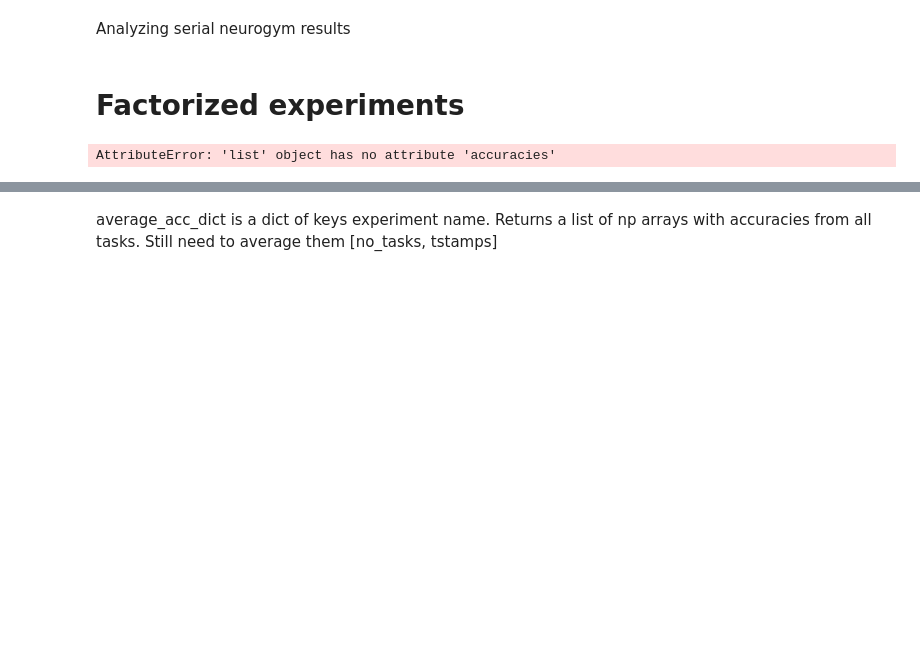
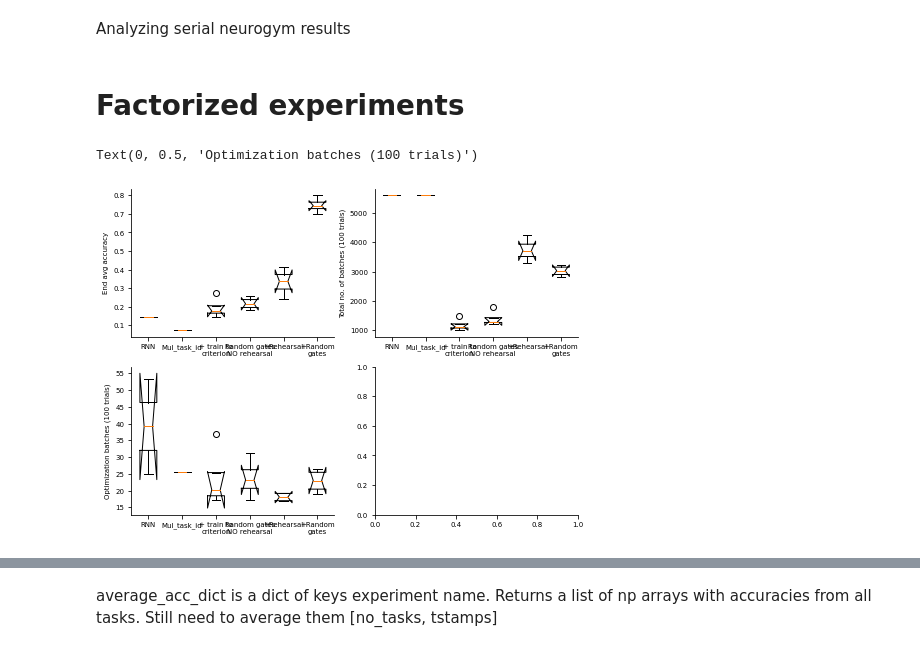
Before and after one commit to hummosa/Thalamus, a Jupyter notebook: analysis/Lab_presentation_first_part.ipynb, the cells around one changed output, grey strips where cells are left out. Cells and saved outputs as stored; diff of their text form; code cells hidden in the pictures; blank space fills up the shorter version.

```diff
--- a/analysis/Lab_presentation_first_part.ipynb
+++ b/analysis/Lab_presentation_first_part.ipynb
@@ -63,27 +70,65 @@ def get_log_files(data_folder, exp_name, file_sig='testing_log'):
 # %%
-exps = ['same_net', 'train_to_criterion', 'rehearsal','random_gates_no_rehearsal' , 'random_gates',  'correlated_gates',]# 'cognitive_observer', ]
+exps = ['same_net', 'random_gates_no_train_to_criterion', 'train_to_criterion', 'random_gates_no_rehearsal' , 'rehearsal','random_gates_mul', ]# 'cognitive_observer', ]
+last_task_idx = [14, 14, 14, 14 ,118, 118, ]# 'cognitive_observer', ]
 accuracy_dict = {}
 total_trials_dict={}
+total_optimization_trials_dict={}
 average_acc_dict = {}
-for exp_name in exps:
-    logs = get_log_files(folder_name, exp_name, file_sig='testing_log')
+for i, exp_name in enumerate(exps):
+    testing_logs, testlfiles = get_log_files(folder_name, exp_name, file_sig='testing_log')
+    training_logs, trainlfiles = get_log_files(folder_name, exp_name, file_sig='training_log')
     mean_accuracies = []
     totals = []
+    optimization_totals = []
+    optimization_totals_by_reh_len = defaultdict()
     average_acc =[]
-    for log in logs:
-        final_accuracy_average = np.mean(list(log.accuracies[-1].values()))
-        mean_accuracies.append(final_accuracy_average)
-        totals.append(log.total_batches)
+    for (testing_log, training_log) in (zip(testing_logs, training_logs)):
+            ## Get the testing log accuracies for the last trial of training. Getting complicated now there are rehearsal and optimzation trial after it
+            # print(f'i is : {i}  len {len(training_log.switch_trialxxbatch)}')
+            last_training_trial = training_log.switch_trialxxbatch[last_task_idx[i]] # Getting the time stamp for the last trial of trianing, depending on experiment setup either 14th or 118th task
+            last_training_trial_nearest_test_point = convert_train_to_test_idx(training_log, testing_log, last_training_trial)
 
-        # avg
-        taa = []
-        for logi in range(15):
-            taa.append([test_acc[logi] for test_acc in log.accuracies])
-        average_acc.append(np.stack(taa))
+            final_accuracy_average = np.mean(list(testing_log.accuracies[last_training_trial_nearest_test_point].values()))
+            mean_accuracies.append(final_accuracy_average)
+            totals.append(last_training_trial)
+
+            # optimization_totals.append(training_log.stamps[-1] - training_log.start_optimizing_at) # total trials spent in optimization
+            no_of_optim_tasks = 40
+            optim_ttcs = training_log.trials_to_crit[-no_of_optim_tasks:]
+            optimization_totals.update(np.mean(optim_ttcs))
+
+            # avg
+            taa = []
+            for logi in range(15):
+                taa.append([test_acc[logi] for test_acc in testing_log.accuracies])
+            average_acc.append(np.stack(taa))
 
     accuracy_dict.update({exp_name: np.stack(mean_accuracies)})
     total_trials_dict.update({exp_name: np.stack(totals)})
     average_acc_dict.update({exp_name: (average_acc)})
+    total_optimization_trials_dict.update({exp_name: (optimization_totals)})
-# %% [output]
-AttributeError: 'list' object has no attribute 'accuracies'
+# %%
+exps_names= ['RNN', 'Mul_task_id', '+ train to\ncriterion', 'Random gates\nNO rehearsal' ,'+Rehearsal', '+Random\ngates', ]# 'cognitive_observer', ]
+# exps = ['same_net', , 'train_to_criterion', 'rehearsal','random_gates_no_rehearsal' , 'random_gates_mul', ]# 'cognitive_observer', ]
+
+fig, axes = plt.subplots(2,2, figsize=[8,6])
+ax = axes[0,0]
+_=ax.boxplot([accuracy_dict[exp] for exp in exps], labels=[exp for exp in exps_names], meanline=True, notch=True)
+# _=ax.set_xticklabels( exps, rotation=45 )
+ax.set_ylabel('End avg accuracy')
+
+ax = axes[0,1]
+_=ax.boxplot([total_trials_dict[exp] for exp in exps], labels=[exp for exp in exps_names], meanline=True, notch=True)
+# _=ax.set_xticklabels( exps, rotation=45 )
+ax.set_ylabel('Total no. of batches (100 trials)')
+
+ax = axes[1,0]
+_=ax.boxplot([total_optimization_trials_dict[exp] for exp in exps], labels=[exp for exp in exps_names], meanline=True, notch=True)
+# _=ax.set_xticklabels( exps, rotation=45 )
+ax.set_ylabel('Optimization batches (100 trials)')
+
+# plt.savefig('./files/end_accuracy_box_plots.jpg',dpi=300)
+# %% [output]
+Text(0, 0.5, 'Optimization batches (100 trials)')
+[figure, added]
 # %%
```
Also changed, not shown: parts of 6 cells of this notebook, 6 other files.
